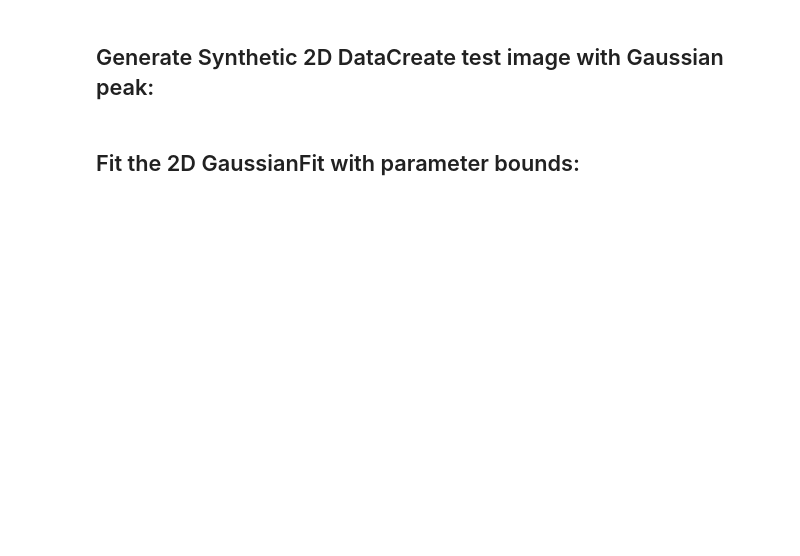
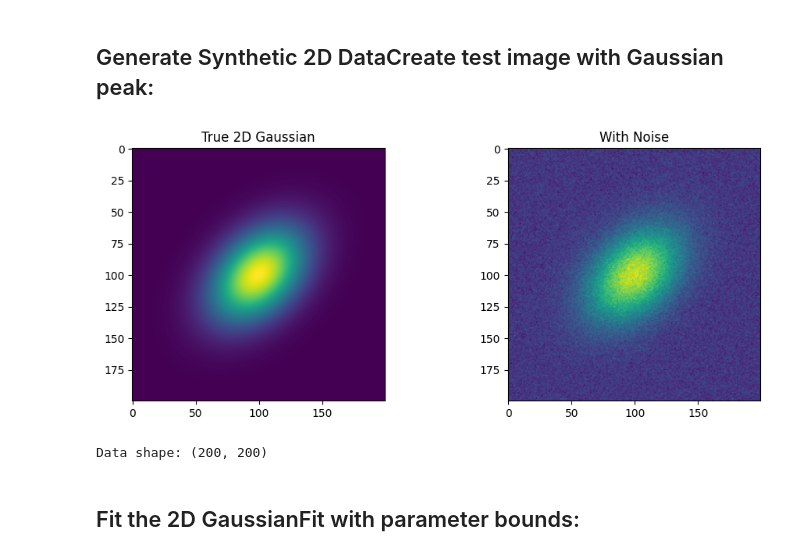
Before and after one commit to imewei/NLSQ, a Jupyter notebook: examples/notebooks/02_core_tutorials/nlsq_2d_gaussian_demo.ipynb, the cells around one changed output. Drawn from its saved outputs; the diff is of its cells as text; code cells hidden in the pictures; blank space fills up the shorter version.

```diff
--- a/examples/notebooks/02_core_tutorials/nlsq_2d_gaussian_demo.ipynb
+++ b/examples/notebooks/02_core_tutorials/nlsq_2d_gaussian_demo.ipynb
@@ -69,35 +89,37 @@ import numpy as np
 
 # Create meshgrid
 length = 200
 x = np.linspace(-5, 5, length)
 y = np.linspace(-5, 5, length)
 X, Y = np.meshgrid(x, y)
 
 # True parameters
 params_true = [100, 0, 0, 1.5, 1.0, np.pi/4, 10]
 
 # Generate data (gaussian2d expects flattened coords and returns flattened array)
 data_true_flat = gaussian2d([X.flatten(), Y.flatten()], *params_true)
 data_true = data_true_flat.reshape(X.shape)
 noise = np.random.normal(0, 5, data_true.shape)
 data = data_true + noise
 
 fig = plt.figure(figsize=(10, 4))
 
 plt.subplot(121)
 plt.imshow(data_true, cmap="viridis")
 plt.title("True 2D Gaussian")
 
 plt.subplot(122)
 plt.imshow(data, cmap="viridis")
 plt.title("With Noise")
 
 plt.tight_layout()
 
-display(fig)
-plt.close(fig)
+plt.show()
 
 print(f"Data shape: {data.shape}")
+# %% [output]
+[figure, added]
+Data shape: (200, 200)
 # %% [markdown]
 ## Fit the 2D GaussianFit with parameter bounds:
 # %%
```
Also changed, not shown: parts of 4 cells of this notebook, 1 other file.
